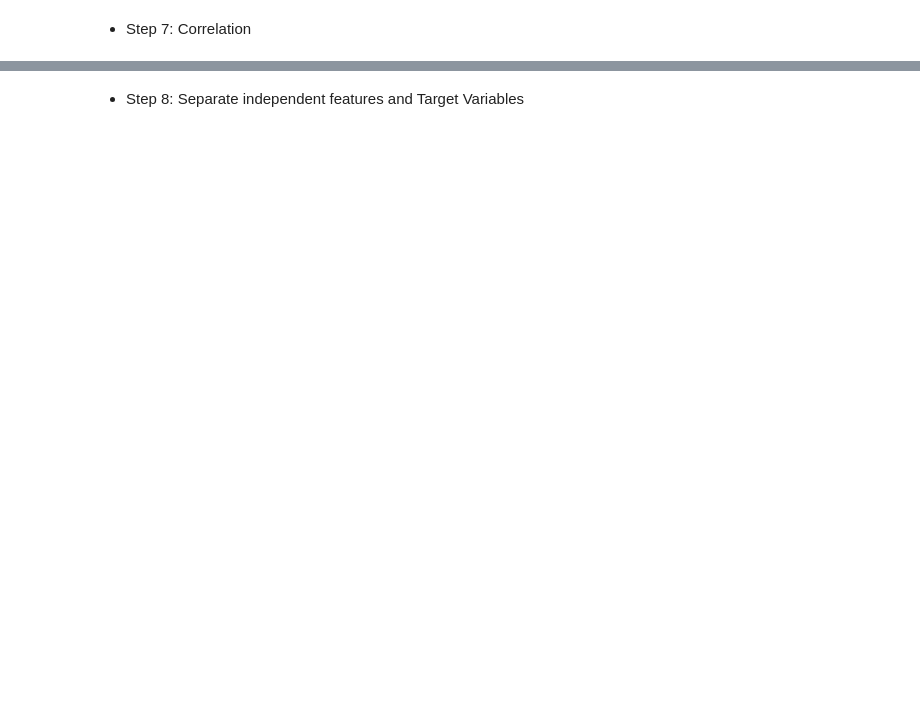
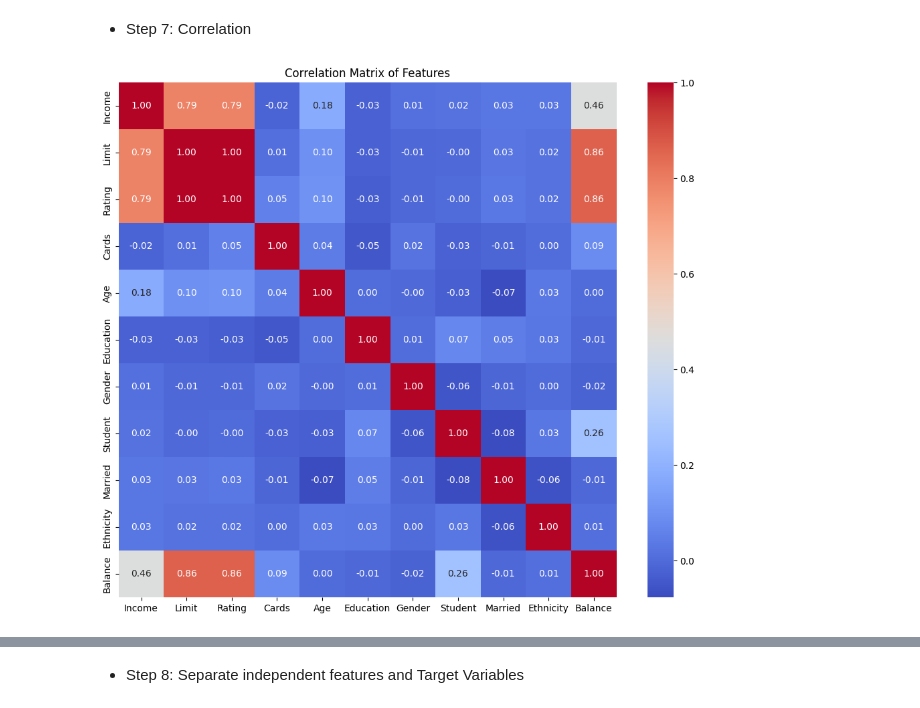
Before and after one commit to pritkudale/ML-for-Teachers, a Jupyter notebook: Linear Regression/Linear_regression_using_stats_model.ipynb, the cells around one changed output, grey strips where cells are left out. Saved outputs shown, nothing was run; the diff lists cells and outputs as text; code cells hidden in the pictures; blank space fills up the shorter version.

```diff
--- a/Linear Regression/Linear_regression_using_stats_model.ipynb
+++ b/Linear Regression/Linear_regression_using_stats_model.ipynb
@@ -29,0 +135,11 @@ df = load_data('Credit')
+# %%
+# prompt: clip the outliers for column Income, Limit, Rating upto 99 oercentile
+
+def clip_outliers(df, columns, percentile=99):
+    for col in columns:
+        upper_limit = np.percentile(df[col], percentile)
+        df[col] = np.clip(df[col], a_min=None, a_max=upper_limit)
+    return df
+
+columns_to_clip = ['Income', 'Limit', 'Rating']
+df = clip_outliers(df, columns_to_clip)
@@ -29,0 +171,4 @@ df = load_data('Credit')
+# %%
+# prompt: drop ID
+
+df = df.drop(columns=['ID'])
@@ -30,2 +193,12 @@ df = load_data('Credit')
 # %% [markdown]
 - Step 6: Encoding
+# %%
+# prompt: encode the column Gender as Female as 0 and Male as 1, similarly do the same for Student, Married and Ethnicity
+
+# Assuming 'df' is your DataFrame as defined in the previous code.
+
+# Encoding categorical features
+df['Gender'] = df['Gender'].map({'Female': 0, ' Male': 1})
+df['Student'] = df['Student'].map({'No': 0, 'Yes': 1})
+df['Married'] = df['Married'].map({'No': 0, 'Yes': 1})
+df['Ethnicity'] = df['Ethnicity'].map({'Caucasian': 0, 'Asian': 1, 'African American': 2})
@@ -32,2 +214,17 @@ df = load_data('Credit')
 # %% [markdown]
 - Step 7: Correlation
+# %%
+# prompt: plot correlation
+
+# Assuming 'df' is your DataFrame as defined in the previous code.
+
+# Calculate the correlation matrix
+correlation_matrix = df.corr()
+
+# Plotting the correlation matrix using a heatmap
+plt.figure(figsize=(12, 10))
+sns.heatmap(correlation_matrix, annot=True, cmap='coolwarm', fmt=".2f")
+plt.title('Correlation Matrix of Features')
+plt.show()
+# %% [output]
+[figure, added]
```
Also changed, not shown: parts of 30 cells of this notebook.
